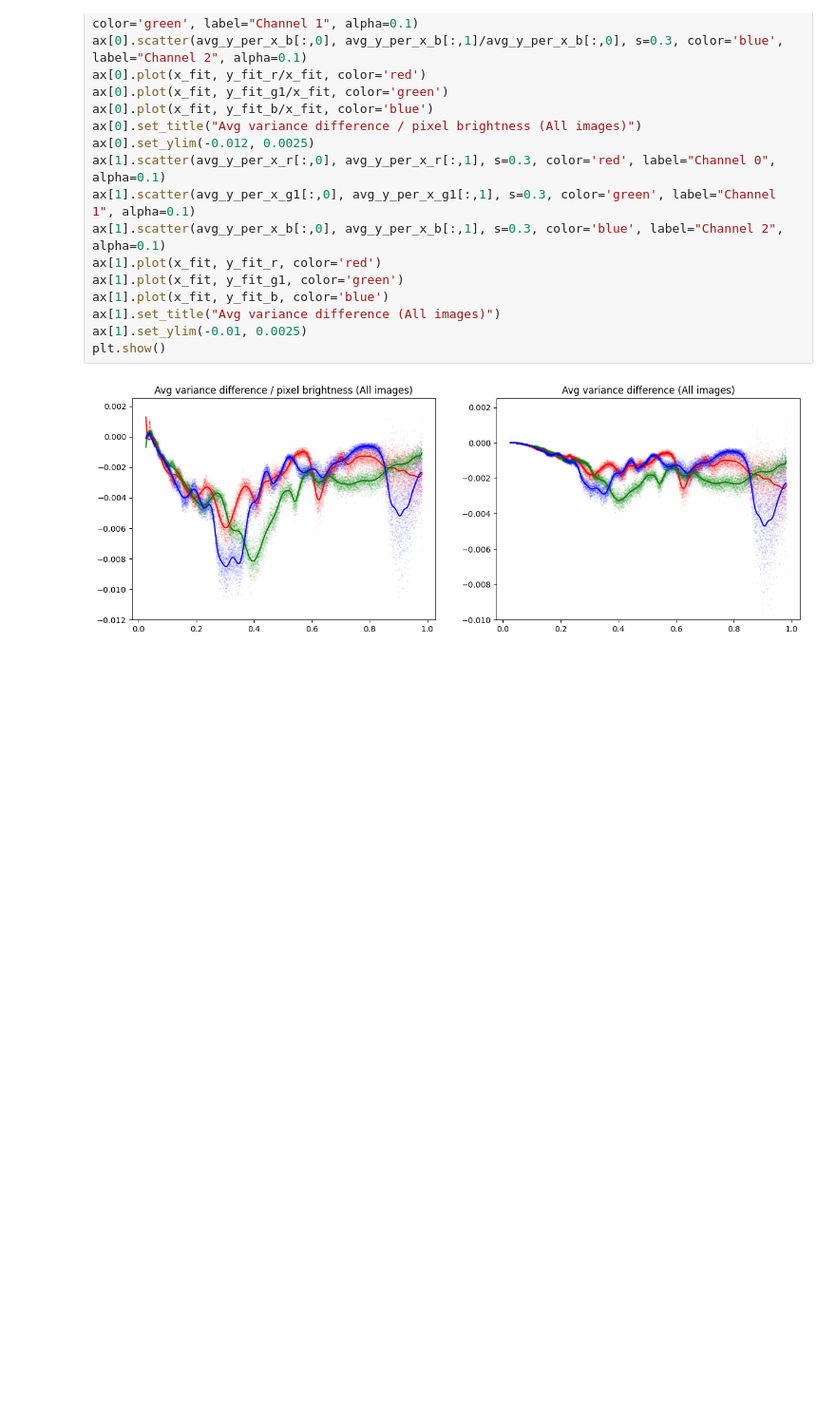
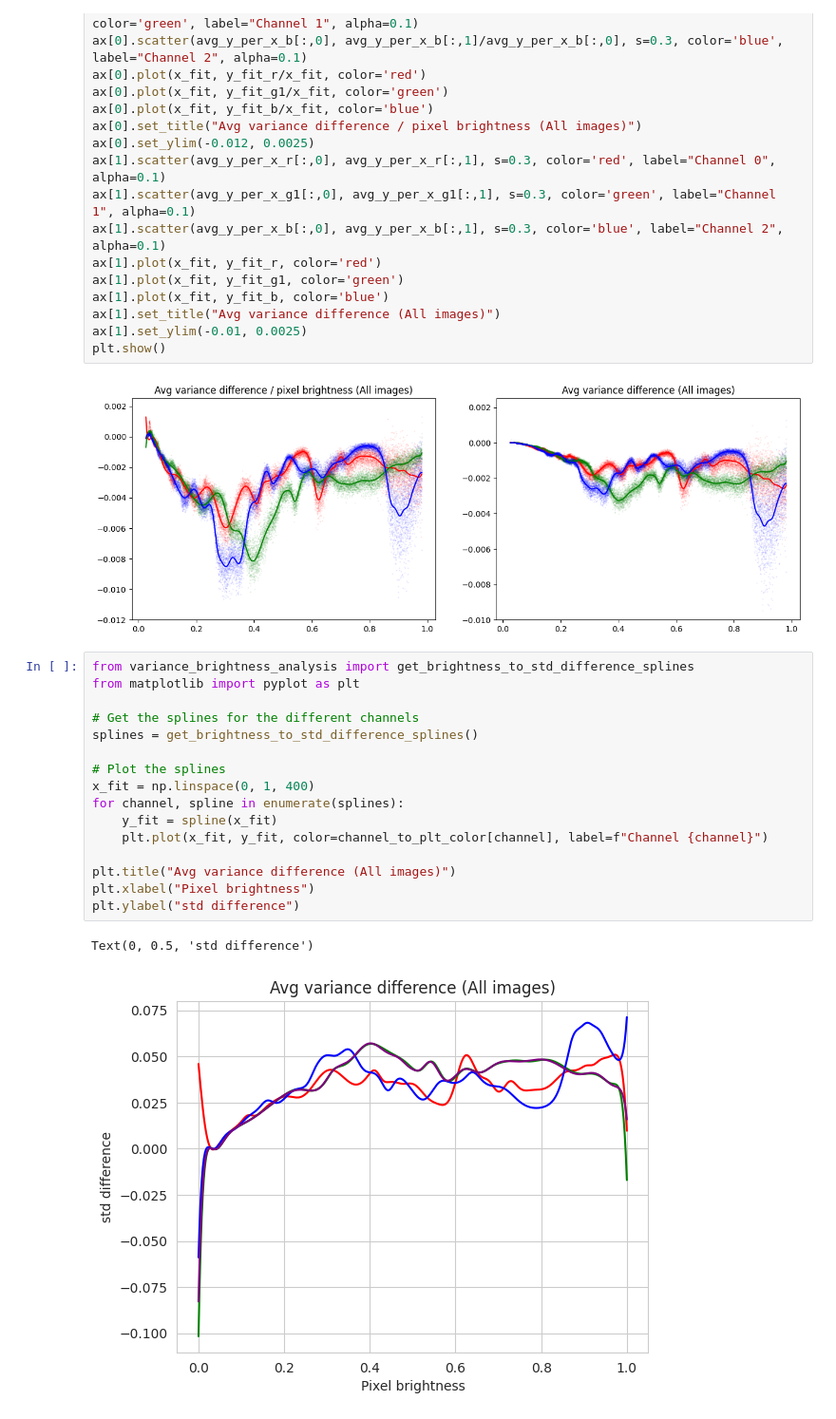
Before and after one commit to ewaMiazga/comp-photo-2025, a Jupyter notebook: variance_brightness_analysis.ipynb, the cells around one changed output. Shown at 95% size. Saved outputs shown, nothing was run; the diff lists cells and outputs as text; blank space fills up the shorter version.

Commit message:
Get true std difference rather than variance.

```diff
--- a/variance_brightness_analysis.ipynb
+++ b/variance_brightness_analysis.ipynb
@@ -477,3 +477,22 @@ ax[1].set_ylim(-0.01, 0.0025)
 plt.show()
 # %% [output]
 [figure]
+# %%
+from variance_brightness_analysis import get_brightness_to_std_difference_splines
+from matplotlib import pyplot as plt
+
+# Get the splines for the different channels
+splines = get_brightness_to_std_difference_splines()
+
+# Plot the splines
+x_fit = np.linspace(0, 1, 400)
+for channel, spline in enumerate(splines):
+    y_fit = spline(x_fit)
+    plt.plot(x_fit, y_fit, color=channel_to_plt_color[channel], label=f"Channel {channel}")
+
+plt.title("Avg variance difference (All images)")
+plt.xlabel("Pixel brightness")
+plt.ylabel("std difference")
+# %% [output]
+Text(0, 0.5, 'std difference')
+[figure, added]
```
Also changed, not shown: parts of 7 cells of this notebook, 6 other files.
